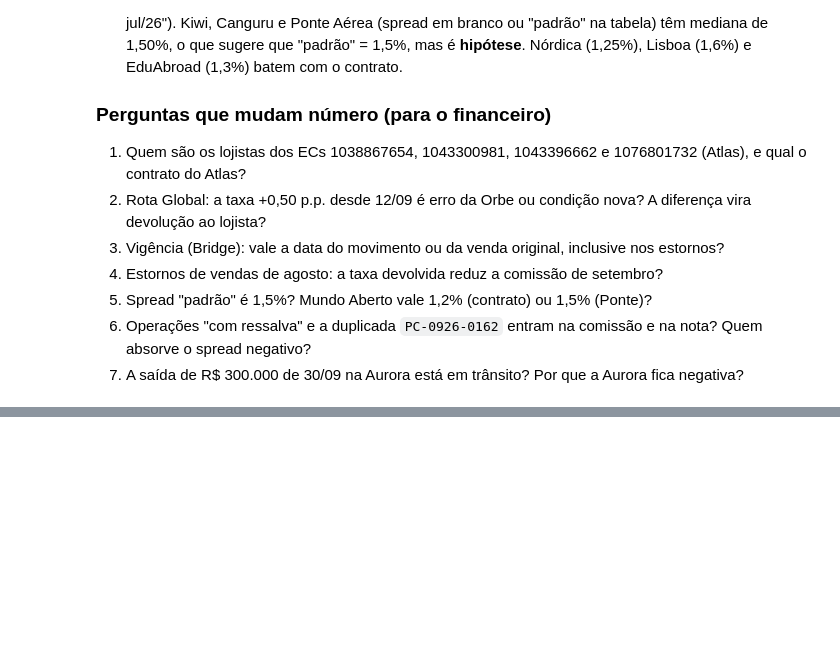
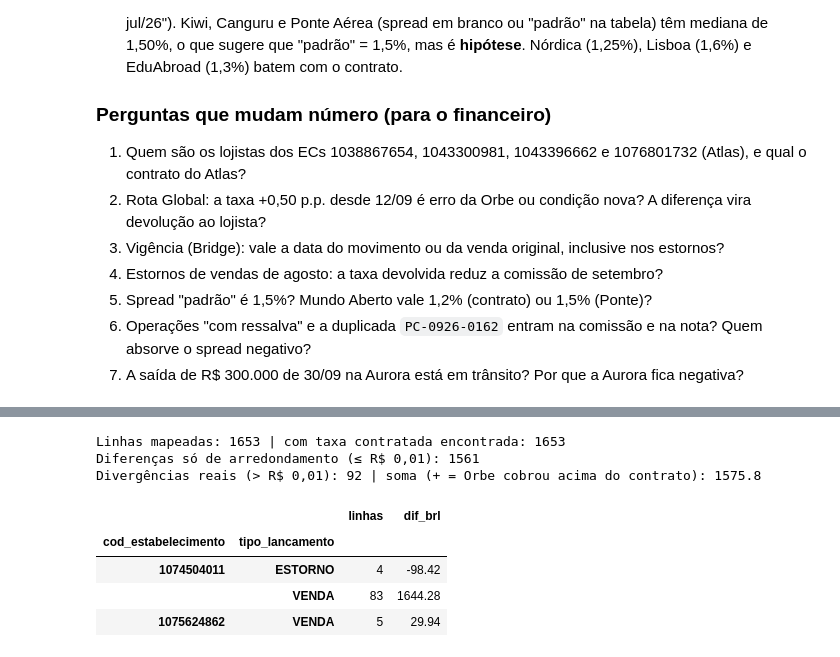
Before and after one commit to matos01pedro26-lab/hackaton_barte, a Jupyter notebook: exploracao_inicial.ipynb, the cells around one changed output, grey strips where cells are left out. Saved outputs shown, nothing was run; the diff lists cells and outputs as text; code cells hidden in the pictures; blank space fills up the shorter version.

```diff
--- a/exploracao_inicial.ipynb
+++ b/exploracao_inicial.ipynb
@@ -1318,0 +1409,19 @@ Resumo do que as células acima mostraram com o data pack de setembro/2026. Cada
+# %%
+mapeadas = v2[v2.status_ec == "mapeado"]
+print("Linhas mapeadas:", len(mapeadas), "| com taxa contratada encontrada:", int(mapeadas.taxa_contrato.notna().sum()))
+print("Diferenças só de arredondamento (≤ R$ 0,01):", int(mapeadas.ruido_arred.sum()))
+print("Divergências reais (> R$ 0,01):", int(mapeadas.divergencia.sum()),
+      "| soma (+ = Orbe cobrou acima do contrato):", round(mapeadas.loc[mapeadas.divergencia, "dif_brl"].sum(), 2))
+resumo_v2 = (mapeadas[mapeadas.divergencia]
+             .groupby(["cod_estabelecimento", "tipo_lancamento"])
+             .agg(linhas=("id_transacao", "size"), dif_brl=("dif_brl", "sum")).round(2))
+display(resumo_v2)
+# %% [output]
+Linhas mapeadas: 1653 | com taxa contratada encontrada: 1653
+Diferenças só de arredondamento (≤ R$ 0,01): 1561
+Divergências reais (> R$ 0,01): 92 | soma (+ = Orbe cobrou acima do contrato): 1575.8
+|  |  | linhas | dif_brl |
+| cod_estabelecimento | tipo_lancamento |  |  |
+| 1074504011 | ESTORNO | 4 | -98.42 |
+|  | VENDA | 83 | 1644.28 |
+| 1075624862 | VENDA | 5 | 29.94 |
```
Also changed, not shown: parts of 7 cells of this notebook, 14 other files.
